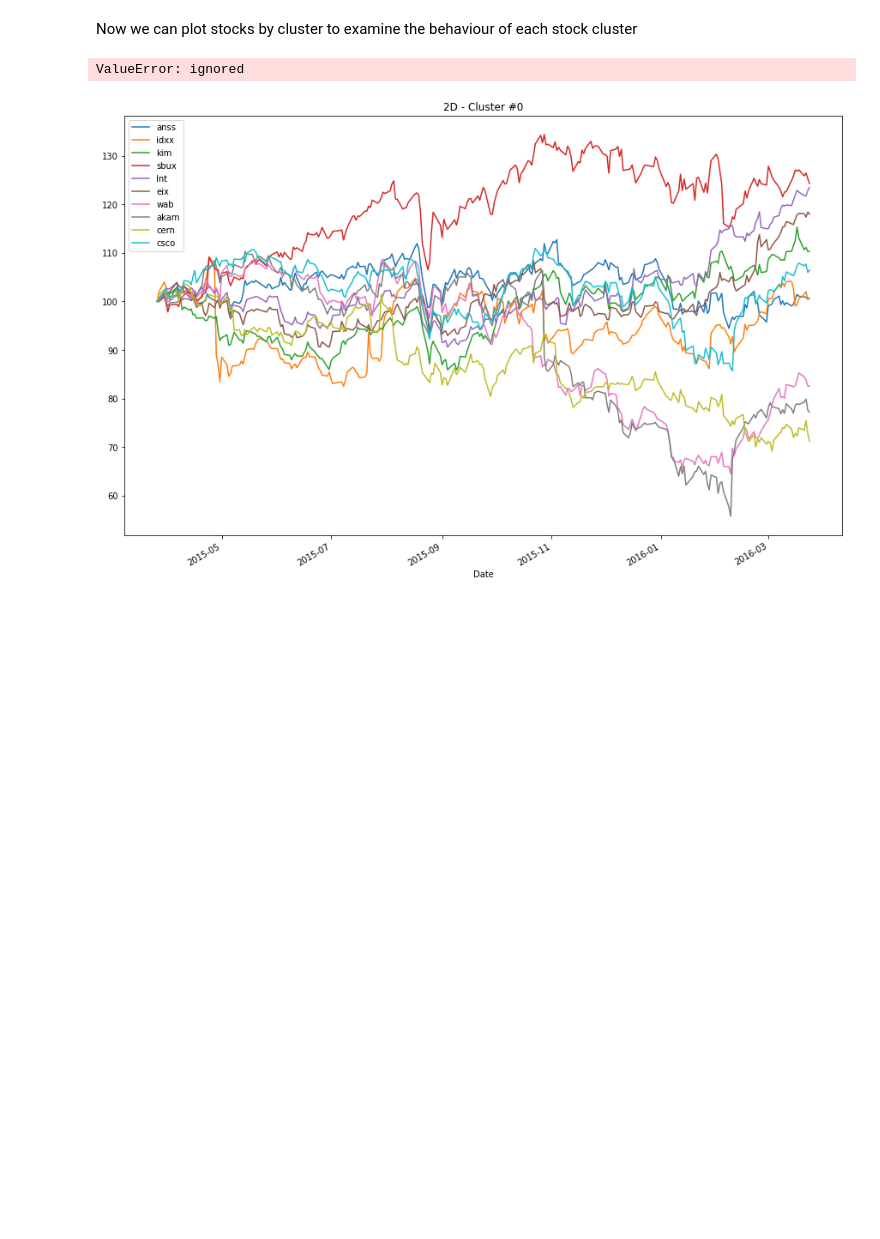
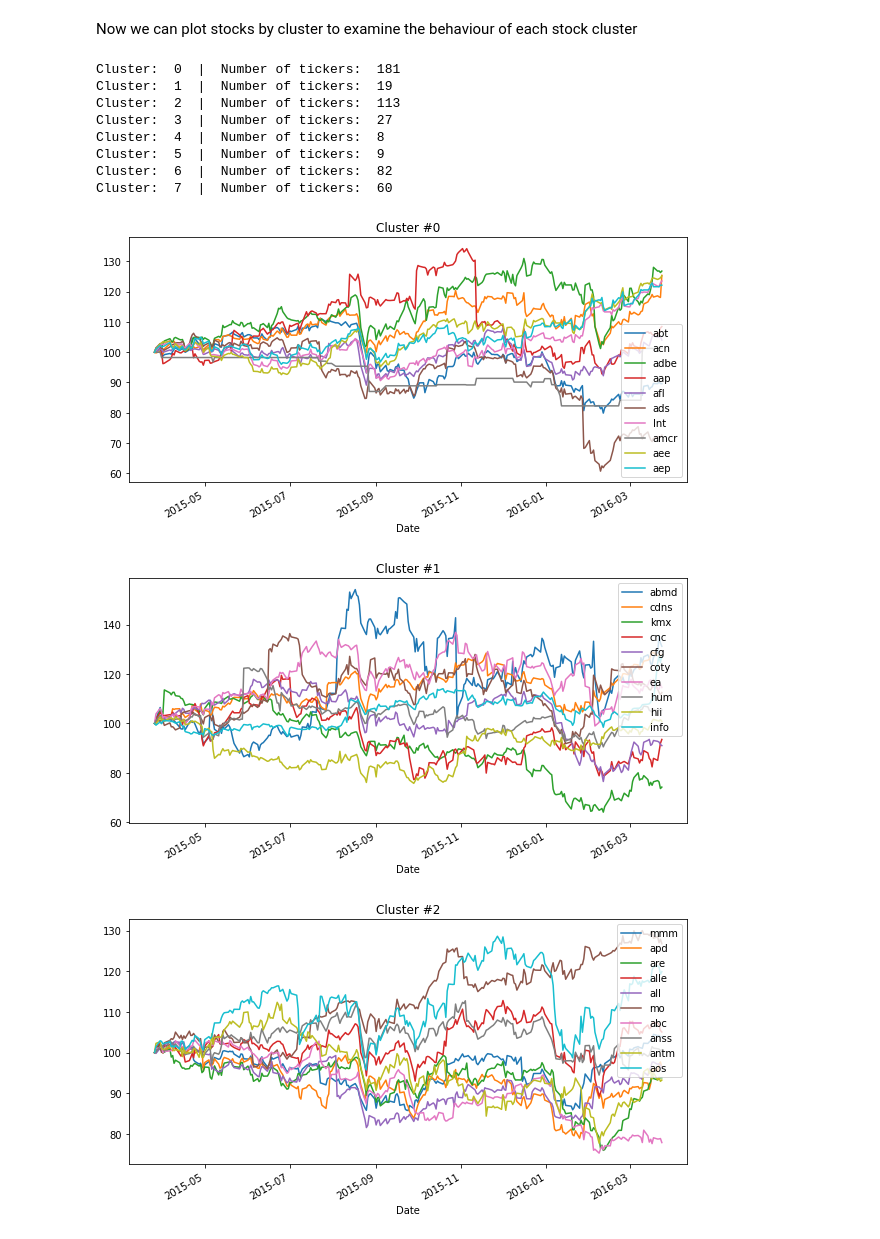
Before and after one commit to CAP4770-group9-project/final-project, a Jupyter notebook: k-means-clustering.ipynb, the cells around one changed output. Drawn from its saved outputs; the diff is of its cells as text; code cells hidden in the pictures; blank space fills up the shorter version.

Commit message:
improved cluster plotting

```diff
--- a/k-means-clustering.ipynb
+++ b/k-means-clustering.ipynb
@@ -1202,11 +1204,21 @@ ax1 = prices.rebase().plot(title="Performance of random portfolio", figsize=(15,
 Now we can plot stocks by cluster to examine the behaviour of each stock cluster
 # %%
 for i in range(0 ,8):
-  title = "2D - Cluster #" + str(i)
-  tickers = labeled_stocks_2d[labeled_stocks_2d['Cluster'] == i]
-  clustered_tickers = random.sample(list(tickers.index), 10)
+  title = "Cluster #" + str(i)
+  tickers = labeled_stocks_pca[labeled_stocks_pca['Cluster'] == i]
+  print("Cluster: ", str(i)," | ", "Number of tickers: ", len(list(tickers.index)))
+  clustered_tickers = list(tickers.index[0:10])
   prices = ffn.get(clustered_tickers, start='2015-03-26', end='2016-03-26')
-  ax1 = prices.rebase().plot(title=title, figsize=(15, 10))
+  ax1 = prices.rebase().plot(title=title, figsize=(10, 5))
 # %% [output]
-ValueError: ignored
+Cluster:  0  |  Number of tickers:  181
+Cluster:  1  |  Number of tickers:  19
+Cluster:  2  |  Number of tickers:  113
+Cluster:  3  |  Number of tickers:  27
+Cluster:  4  |  Number of tickers:  8
+Cluster:  5  |  Number of tickers:  9
+Cluster:  6  |  Number of tickers:  82
+Cluster:  7  |  Number of tickers:  60
-[figure, old version]
+[figure, new version]
+[figure, added]
+[figure, added]
```
Also changed, not shown: parts of 25 cells of this notebook.
